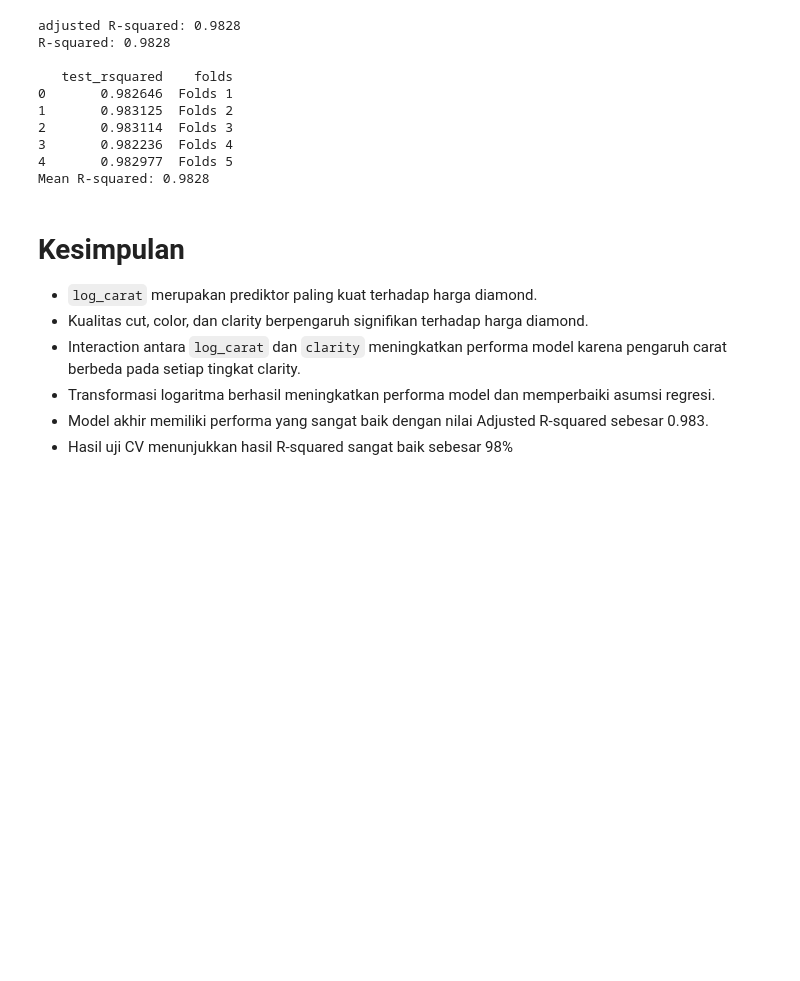
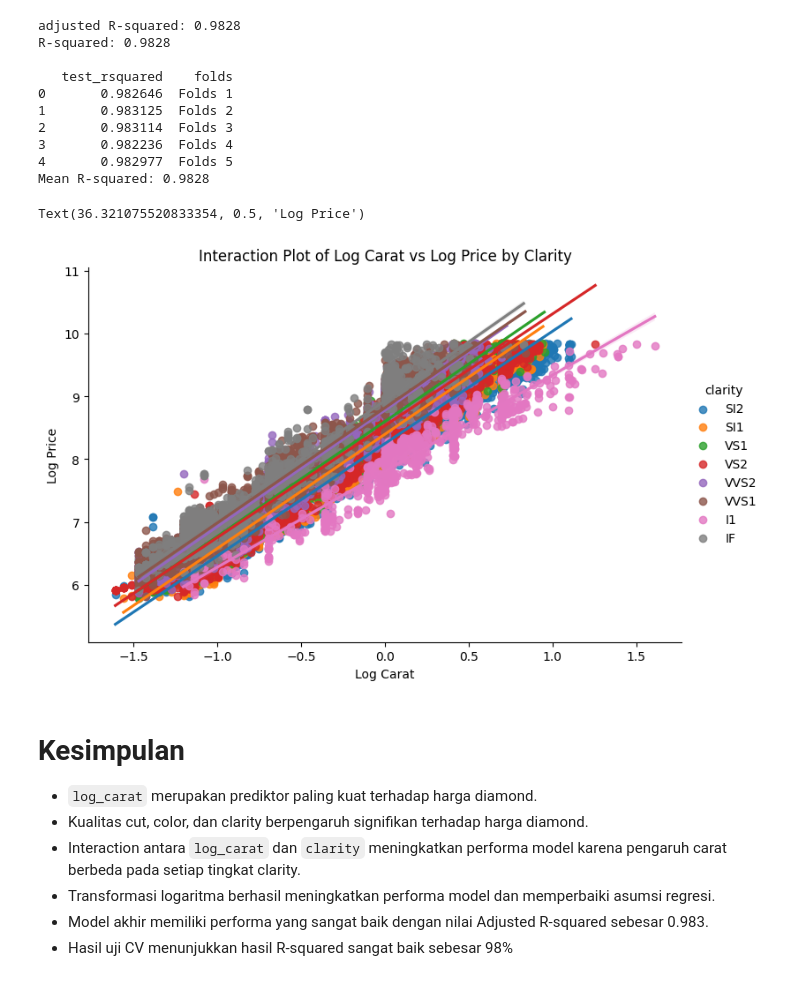
Before and after one commit to RadityaKusuma294/Diamond-Regression-Project, a Jupyter notebook: Uji_statistik_dan_final_regression_Kumpul.ipynb, the cells around one changed output. Cells and saved outputs as stored; diff of their text form; code cells hidden in the pictures; blank space fills up the shorter version.

Commit message:
new plot

```diff
--- a/Uji_statistik_dan_final_regression_Kumpul.ipynb
+++ b/Uji_statistik_dan_final_regression_Kumpul.ipynb
@@ -805,6 +805,15 @@ R-squared: 0.9828
 3       0.982236  Folds 4
 4       0.982977  Folds 5
 Mean R-squared: 0.9828
+# %%
+# plot log_price vs log_carat with interaction effect of clarity
+sns.lmplot(x='log_carat', y='log_price', hue='clarity', data=diamonds_copy, aspect=1.5)
+plt.title('Interaction Plot of Log Carat vs Log Price by Clarity')
+plt.xlabel('Log Carat')
+plt.ylabel('Log Price')
+# %% [output]
+Text(36.321075520833354, 0.5, 'Log Price')
+[figure, added]
 # %% [markdown]
 # Kesimpulan
 
```
Also changed, not shown: parts of 4 cells of this notebook, 1 other file.
